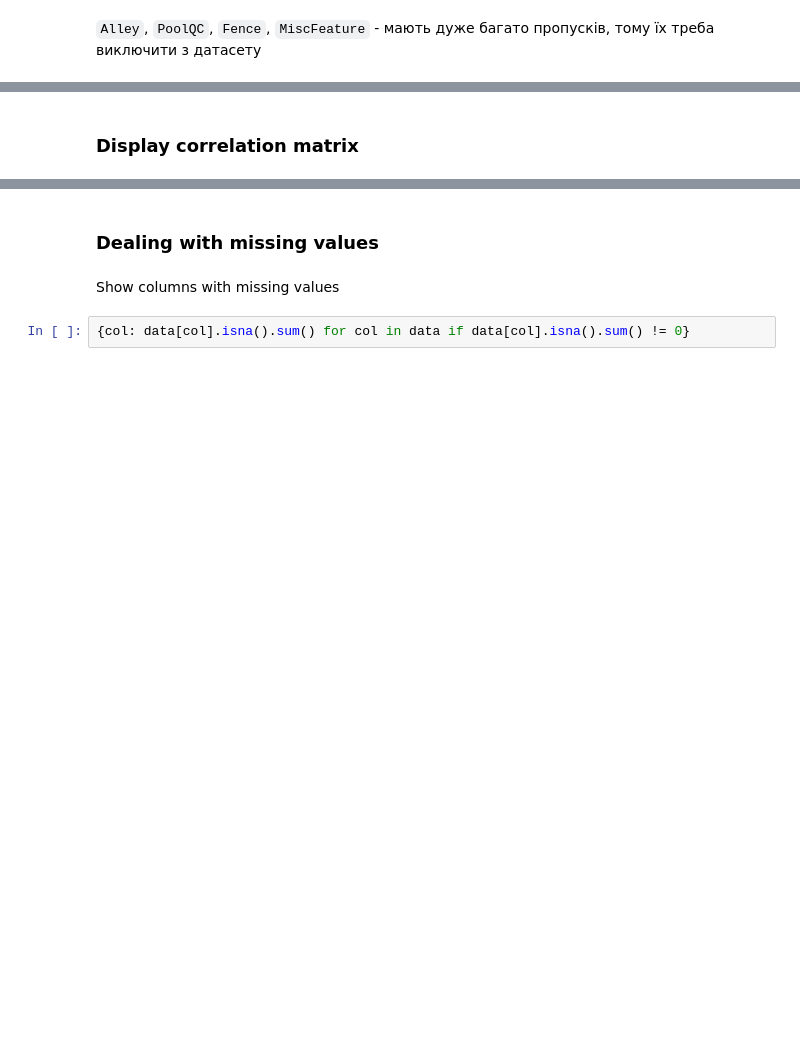
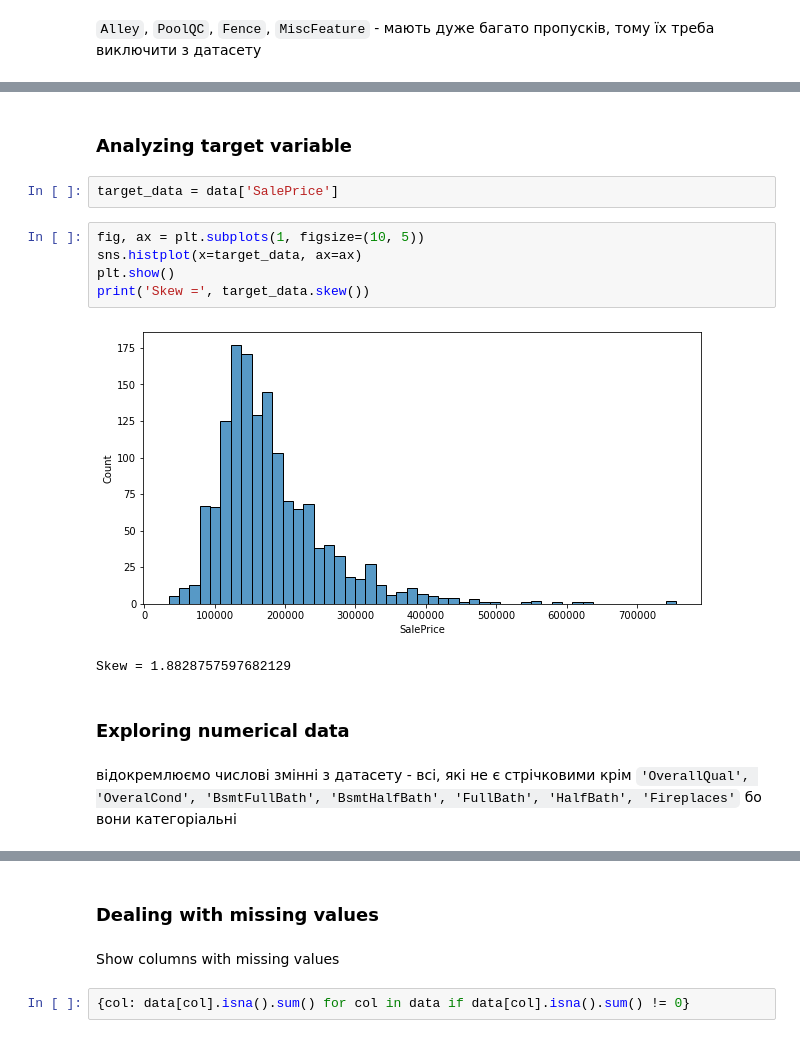
Before and after one commit to povstenko/house_price, a Jupyter notebook: macpaw_povstenko.ipynb, the cells around one changed output, grey strips where cells are left out. Cells and saved outputs as stored; diff of their text form; blank space fills up the shorter version.

```diff
--- a/macpaw_povstenko.ipynb
+++ b/macpaw_povstenko.ipynb
@@ -134,5 +98,19 @@ data.head()
 | 2 | 3 | 60 | RL | 68.0 | 11250 | Pave | IR1 | Lvl | AllPub | ... |
 | 3 | 4 | 70 | RL | 60.0 | 9550 | Pave | IR1 | Lvl | AllPub | ... |
 | 4 | 5 | 60 | RL | 84.0 | 14260 | Pave | IR1 | Lvl | AllPub | ... |
-# %% [markdown]
-### Display correlation matrix
+# %% [markdown]
+### Analyzing target variable
+# %%
+target_data = data['SalePrice']
+# %%
+fig, ax = plt.subplots(1, figsize=(10, 5))
+sns.histplot(x=target_data, ax=ax)
+plt.show()
+print('Skew =', target_data.skew())
+# %% [output]
+[figure, added]
+Skew = 1.8828757597682129
+# %% [markdown]
+### Exploring numerical data
+# %% [markdown]
+відокремлюємо числові змінні з датасету - всі, які не є стрічковими крім `'OverallQual', 'OveralCond', 'BsmtFullBath', 'BsmtHalfBath', 'FullBath', 'HalfBath', 'Fireplaces'` бо вони категоріальні
```
Also changed, not shown: parts of 32 cells of this notebook.
